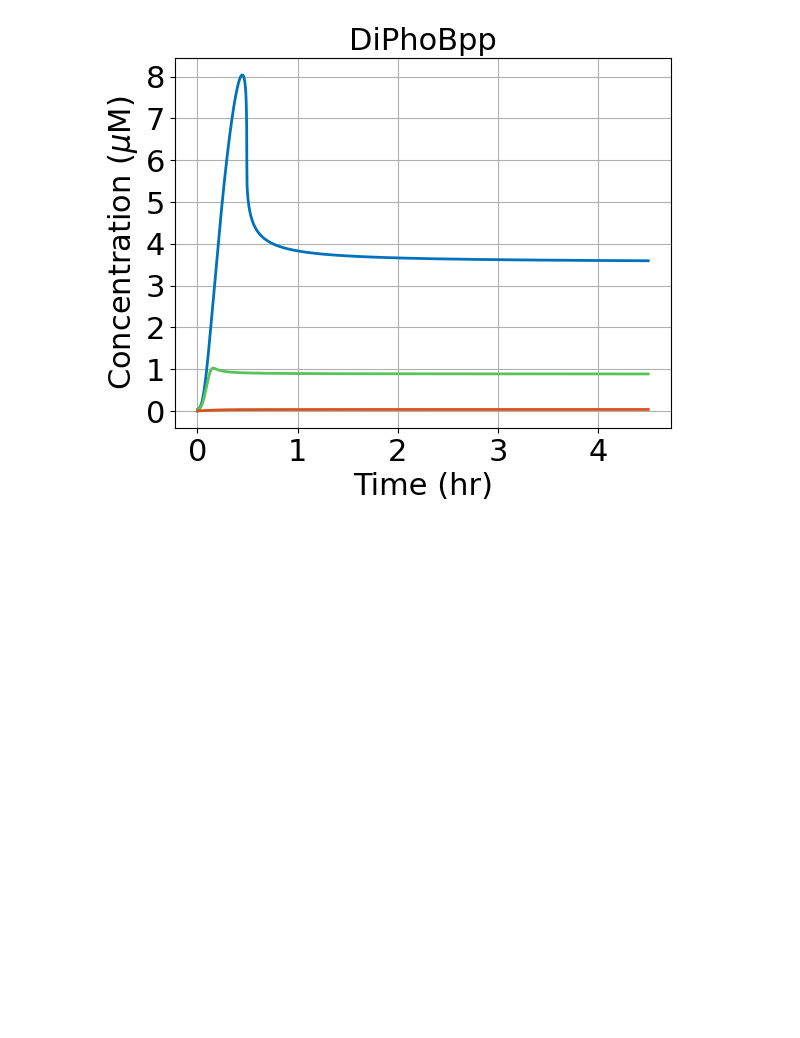
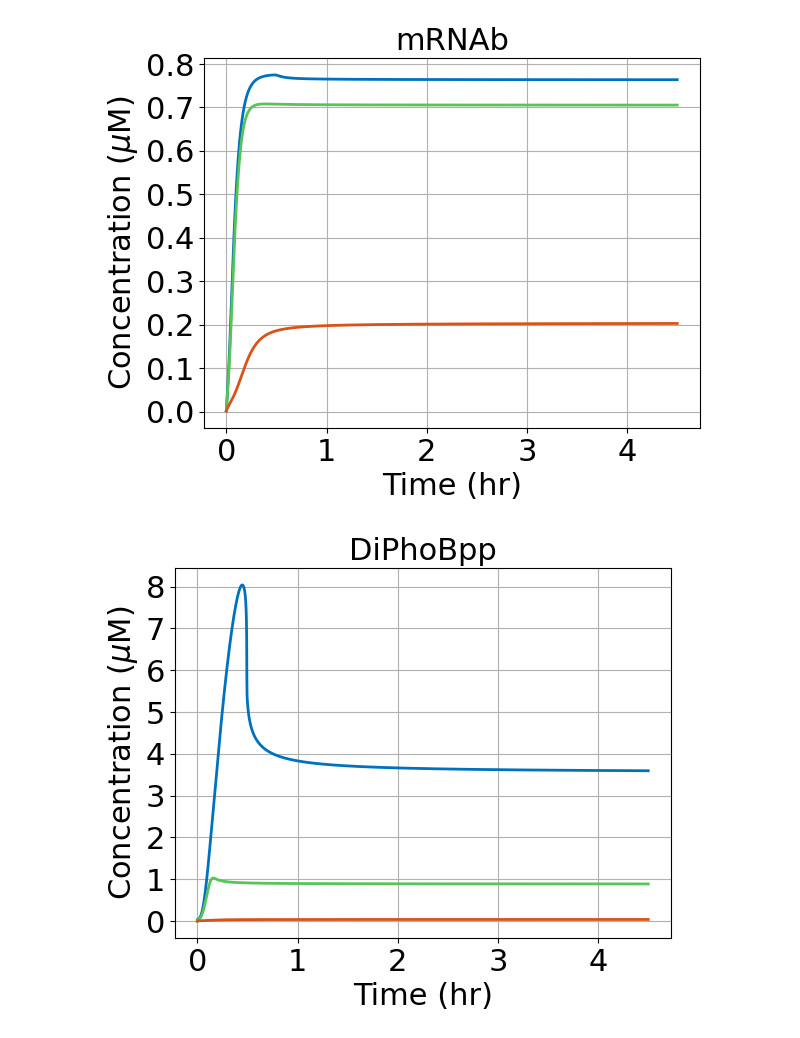
Before and after one commit to ozan-k/syntheticBacteria, a Jupyter notebook: figure5_phoBR.ipynb, the cells around one changed output. Saved outputs shown, nothing was run; the diff lists cells and outputs as text; code cells hidden in the pictures; blank space fills up the shorter version.

```diff
--- a/figure5_phoBR.ipynb
+++ b/figure5_phoBR.ipynb
@@ -121,3 +121,7 @@ plot(7,True)
+# %%
+plot(10,False)
+# %% [output]
+[figure, added]
 # %%
 plot(0,False)
 # %% [output]
```
Also changed, not shown: parts of 2 cells of this notebook.
